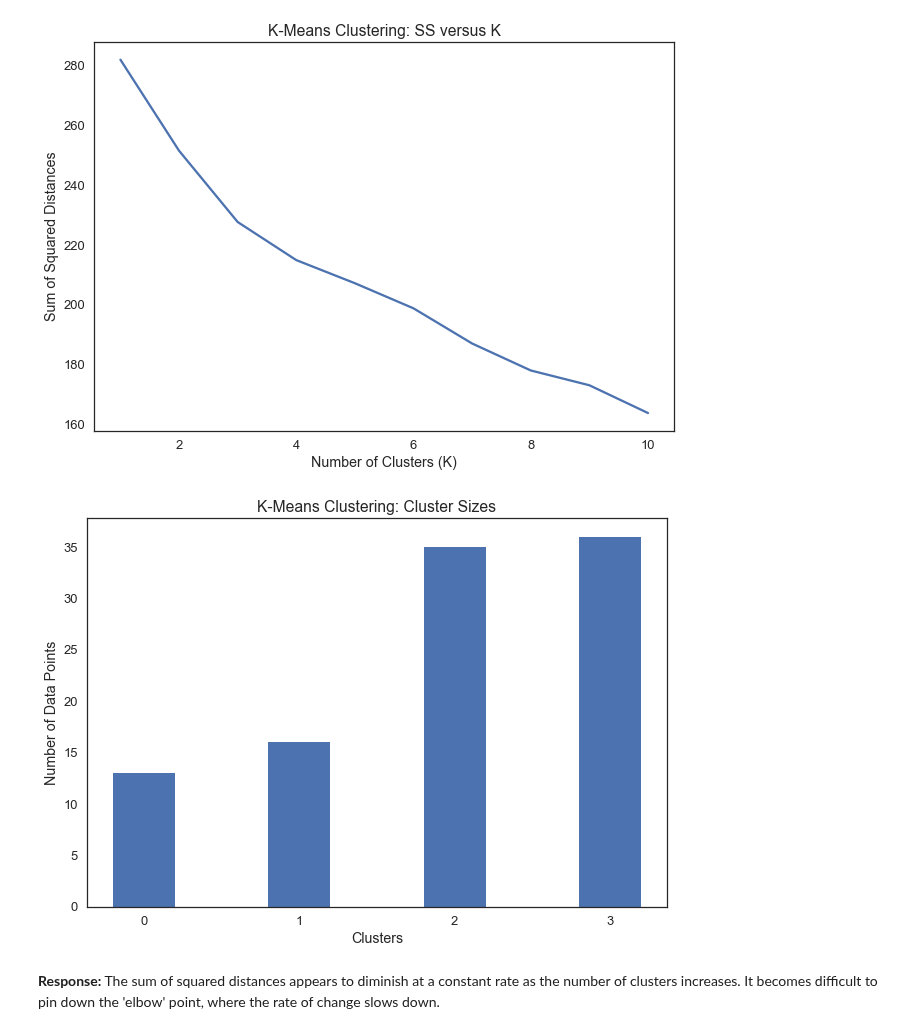
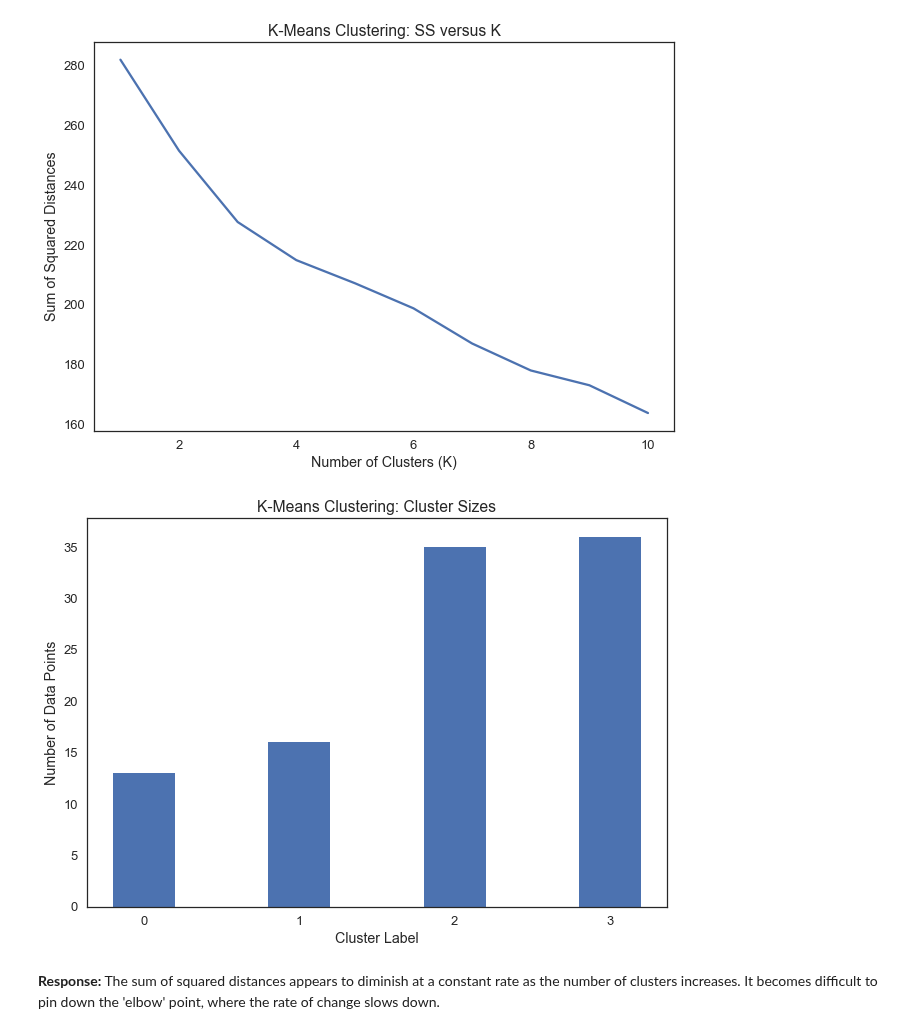
Before and after one commit to andrewjsiu/Springboard-Coursework, a Jupyter notebook: Machine_Learning_Exercises/clustering/Mini_Project_Clustering.ipynb, the cells around one changed output. Saved outputs shown, nothing was run; the diff lists cells and outputs as text; code cells hidden in the pictures.

```diff
--- a/Machine_Learning_Exercises/clustering/Mini_Project_Clustering.ipynb
+++ b/Machine_Learning_Exercises/clustering/Mini_Project_Clustering.ipynb
@@ -125,17 +125,17 @@ plt.show()
 # %%
 kmeans = KMeans(n_clusters=4, random_state=0).fit(x_cols)
 customers['cluster'] = kmeans.predict(x_cols)
 
 
 unique, counts = np.unique(kmeans.labels_, return_counts=True)
 plt.bar(unique, counts, align = 'center', width=0.4)
 plt.xticks([0,1,2,3])
-plt.xlabel('Clusters')
+plt.xlabel('Cluster Label')
 plt.ylabel('Number of Data Points')
 plt.title('K-Means Clustering: Cluster Sizes')
 plt.show()
 # %% [output]
-[figure, old version]
+[figure, new version]
 # %% [markdown]
 **Response:** The sum of squared distances appears to diminish at a constant rate as the number of clusters increases. It becomes difficult to pin down the 'elbow' point, where the rate of change slows down.
 # %% [markdown]
```
Also changed, not shown: parts of 2 cells of this notebook.
